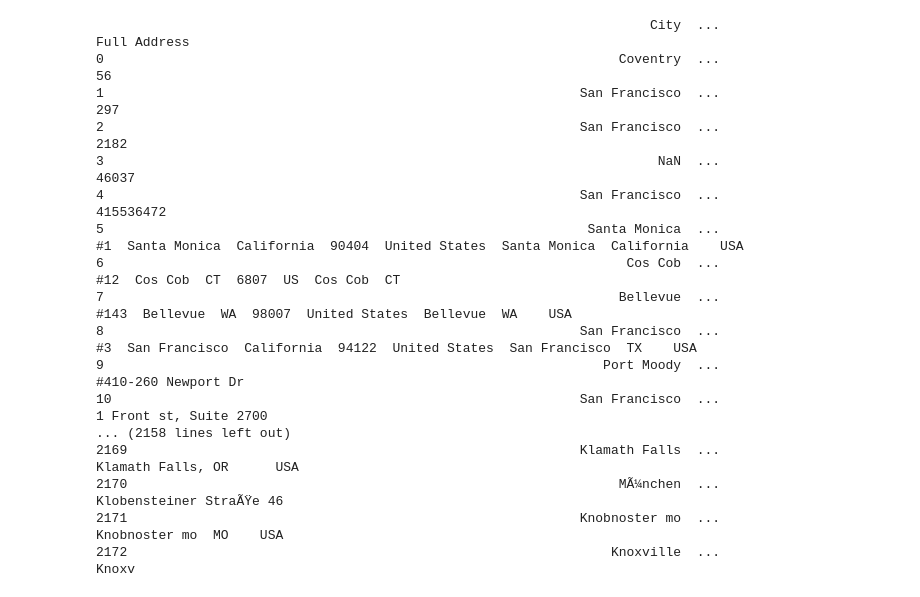
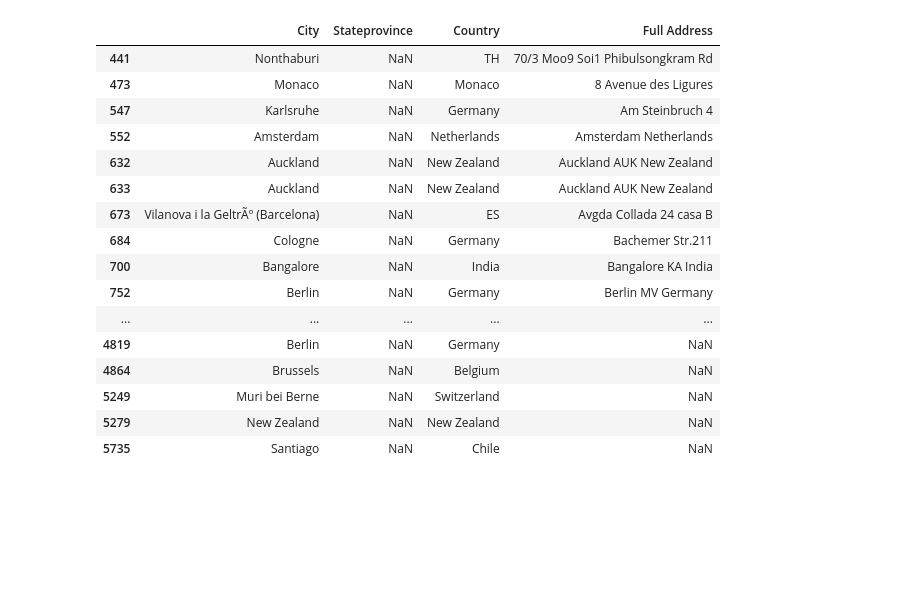
Before and after one commit to miracle-messages-map/miracle-messages-map-DS, a Jupyter notebook: Michael_Bundick_Miracle_Messages.ipynb, the cells around one changed output. Cells and saved outputs as stored; diff of their text form; code cells hidden in the pictures; blank space fills up the shorter version.

Commit message:
city, state, country progress. Hitting wall of diminishing returns

```diff
--- a/Michael_Bundick_Miracle_Messages.ipynb
+++ b/Michael_Bundick_Miracle_Messages.ipynb
@@ -542,9 +589,6 @@ mask = (df['Full Address'].isnull() &
       ~df['Stateprovince'].isnull() &
       ~df['Country'].isnull())
 df.loc[mask,'Full Address'] = df['City'] + ', ' + df['Stateprovince'] + ', ' + df['Country']
-# %%
-for abr in states:
-  df.loc[df['Stateprovince'].isnull() & df['Full Address'].str.contains(abr) & df['Full Address'].str.contains(states[abr]), 'Stateprovince'] = states[abr]
 # %%
 df[['City','Stateprovince','Country','ZIP','Full Address']].isnull().sum()/7097
 # %% [output]
@@ -578,20 +601,20 @@ Series([], Name: City, dtype: object)
 # %%
-df[['City','Stateprovince','Country','Full Address']]
+df[~df['City'].isnull() & df['Stateprovince'].isnull() & (~df['Country'].isnull())][['City','Stateprovince','Country','Full Address']]
 # %% [output]
-                                                                       City  ...                                                                                           Full Address
-0                                                                  Coventry  ...                                                                                                     56
-1                                                             San Francisco  ...                                                                                                    297
-2                                                             San Francisco  ...                                                                                                   2182
-3                                                                       NaN  ...                                                                                                  46037
-4                                                             San Francisco  ...                                                                                              415536472
-5                                                              Santa Monica  ...                    #1  Santa Monica  California  90404  United States  Santa Monica  California    USA
-6                                                                   Cos Cob  ...                                                                #12  Cos Cob  CT  6807  US  Cos Cob  CT
-7                                                                  Bellevue  ...                                          #143  Bellevue  WA  98007  United States  Bellevue  WA    USA
-8                                                             San Francisco  ...                          #3  San Francisco  California  94122  United States  San Francisco  TX    USA
-9                                                                Port Moody  ...                                                                                    #410-260 Newport Dr
-10                                                            San Francisco  ...                                                                                 1 Front st, Suite 2700
-... (2158 lines left out)
-2169                                                          Klamath Falls  ...                                                                             Klamath Falls, OR      USA
-2170                                                               MÃ¼nchen  ...                                                                               Klobensteiner StraÃŸe 46
-2171                                                          Knobnoster mo  ...                                                                               Knobnoster mo  MO    USA
-2172                                                              Knoxville  ...                                                                                   Knoxv
+|  | City | Stateprovince | Country | Full Address |
+| 441 | Nonthaburi | NaN | TH | 70/3 Moo9 Soi1 Phibulsongkram Rd |
+| 473 | Monaco | NaN | Monaco | 8 Avenue des Ligures |
+| 547 | Karlsruhe | NaN | Germany | Am Steinbruch 4 |
+| 552 | Amsterdam | NaN | Netherlands | Amsterdam Netherlands |
+| 632 | Auckland | NaN | New Zealand | Auckland AUK New Zealand |
+| 633 | Auckland | NaN | New Zealand | Auckland AUK New Zealand |
+| 673 | Vilanova i la GeltrÃº (Barcelona) | NaN | ES | Avgda Collada 24 casa B |
+| 684 | Cologne | NaN | Germany | Bachemer Str.211 |
+| 700 | Bangalore | NaN | India | Bangalore KA India |
+| 752 | Berlin | NaN | Germany | Berlin MV Germany |
+| ... | ... | ... | ... | ... |
+| 4819 | Berlin | NaN | Germany | NaN |
+| 4864 | Brussels | NaN | Belgium | NaN |
+| 5249 | Muri bei Berne | NaN | Switzerland | NaN |
+| 5279 | New Zealand | NaN | New Zealand | NaN |
+| 5735 | Santiago | NaN | Chile | NaN |
```
Also changed, not shown: parts of 8 cells of this notebook.
